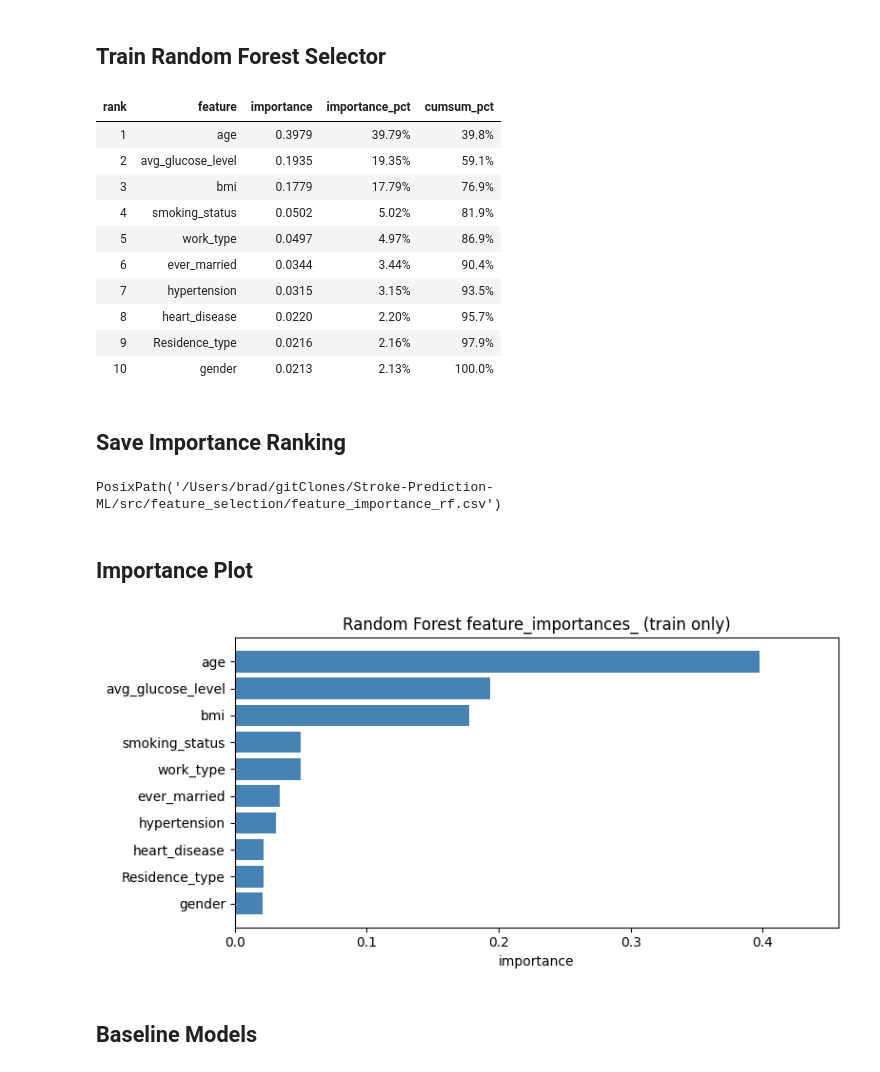
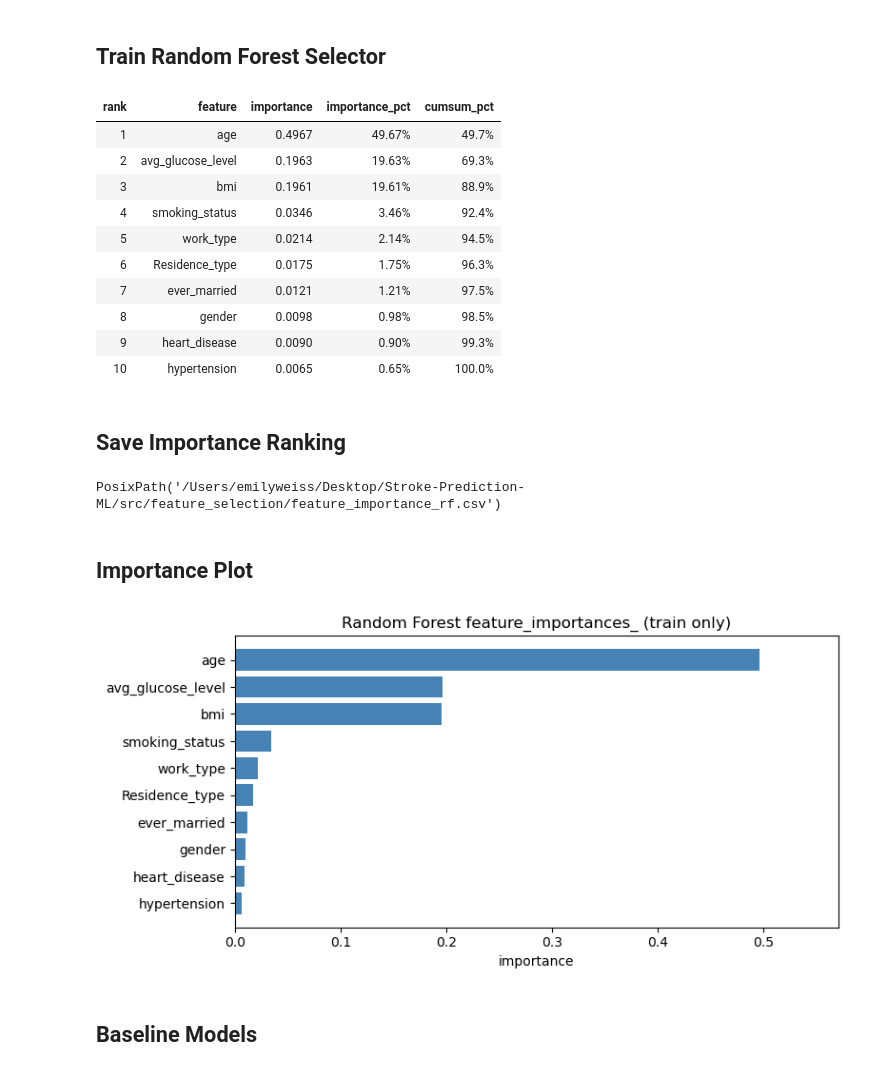
Before and after one commit to beenpow/Stroke-Prediction-ML, a Jupyter notebook: src/feature_selection/importance_rf_presentation.ipynb, the cells around one changed output. Saved outputs shown, nothing was run; the diff lists cells and outputs as text; code cells hidden in the pictures.

```diff
--- a/src/feature_selection/importance_rf_presentation.ipynb
+++ b/src/feature_selection/importance_rf_presentation.ipynb
@@ -51,40 +50,44 @@ len(feature_names), X_train.shape
 ## Train Random Forest Selector
 # %%
 rf_sel = RandomForestClassifier(
-    random_state=42,
-    class_weight="balanced_subsample",
-    n_estimators=N_ESTIMATORS,
+    bootstrap=False,
+    class_weight='balanced_subsample',
+    max_depth=None,
+    max_features=None,
+    max_leaf_nodes=None,
+    n_estimators=15
 )
+
 rf_sel.fit(X_train, y_train)
 
 imp = rf_sel.feature_importances_
 order = np.argsort(imp)[::-1]
 
 out_df = pd.DataFrame({
     "feature": [feature_names[i] for i in order],
     "importance": imp[order],
     "rank": range(1, len(feature_names) + 1),
 })
 out_df["importance_pct"] = (out_df["importance"] * 100).round(2)
 out_df["cumsum_pct"] = (out_df["importance"].cumsum() * 100).round(1)
 
 out_df[["rank", "feature", "importance", "importance_pct", "cumsum_pct"]].style.format({
     "importance": "{:.4f}",
     "importance_pct": "{:.2f}%",
     "cumsum_pct": "{:.1f}%",
 }).hide(axis="index")
 # %% [output]
 | rank | feature | importance | importance_pct | cumsum_pct |
-| 1 | age | 0.3979 | 39.79% | 39.8% |
-| 2 | avg_glucose_level | 0.1935 | 19.35% | 59.1% |
-| 3 | bmi | 0.1779 | 17.79% | 76.9% |
-| 4 | smoking_status | 0.0502 | 5.02% | 81.9% |
-| 5 | work_type | 0.0497 | 4.97% | 86.9% |
-| 6 | ever_married | 0.0344 | 3.44% | 90.4% |
-| 7 | hypertension | 0.0315 | 3.15% | 93.5% |
-| 8 | heart_disease | 0.0220 | 2.20% | 95.7% |
-| 9 | Residence_type | 0.0216 | 2.16% | 97.9% |
-| 10 | gender | 0.0213 | 2.13% | 100.0% |
+| 1 | age | 0.4967 | 49.67% | 49.7% |
+| 2 | avg_glucose_level | 0.1963 | 19.63% | 69.3% |
+| 3 | bmi | 0.1961 | 19.61% | 88.9% |
+| 4 | smoking_status | 0.0346 | 3.46% | 92.4% |
+| 5 | work_type | 0.0214 | 2.14% | 94.5% |
+| 6 | Residence_type | 0.0175 | 1.75% | 96.3% |
+| 7 | ever_married | 0.0121 | 1.21% | 97.5% |
+| 8 | gender | 0.0098 | 0.98% | 98.5% |
+| 9 | heart_disease | 0.0090 | 0.90% | 99.3% |
+| 10 | hypertension | 0.0065 | 0.65% | 100.0% |
 # %% [markdown]
 ## Save Importance Ranking
 # %%
@@ -93,7 +96,7 @@ out_path.parent.mkdir(parents=True, exist_ok=True)
 out_df[["feature", "importance", "rank"]].to_csv(out_path, index=False)
 out_path
 # %% [output]
-PosixPath('/Users/brad/gitClones/Stroke-Prediction-ML/src/feature_selection/feature_importance_rf.csv')
+PosixPath('/Users/emilyweiss/Desktop/Stroke-Prediction-ML/src/feature_selection/feature_importance_rf.csv')
 # %% [markdown]
 ## Importance Plot
 # %%
@@ -104,7 +107,7 @@ ax.set_title("Random Forest feature_importances_ (train only)")
 ax.set_xlim(0, max(out_df["importance"]) * 1.15)
 plt.tight_layout()
 # %% [output]
-[figure, old version]
+[figure, new version]
 # %% [markdown]
 ## Baseline Models
 # %%
```
Also changed, not shown: parts of 6 cells of this notebook, 5 other files.
